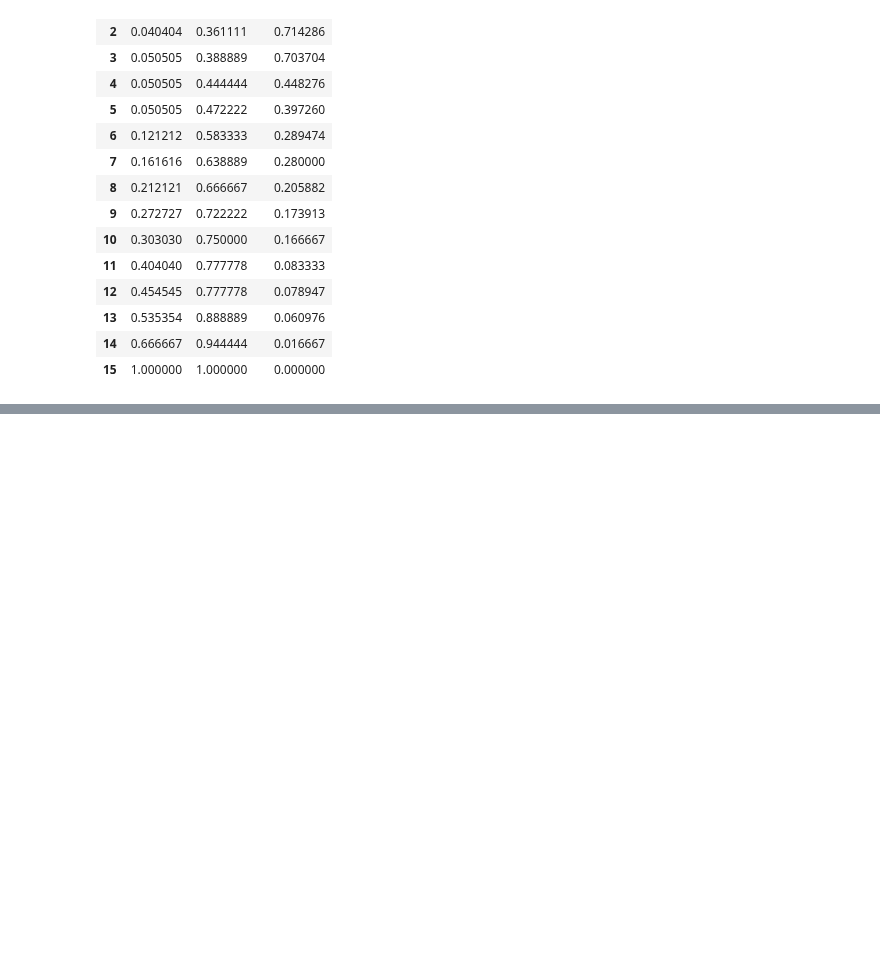
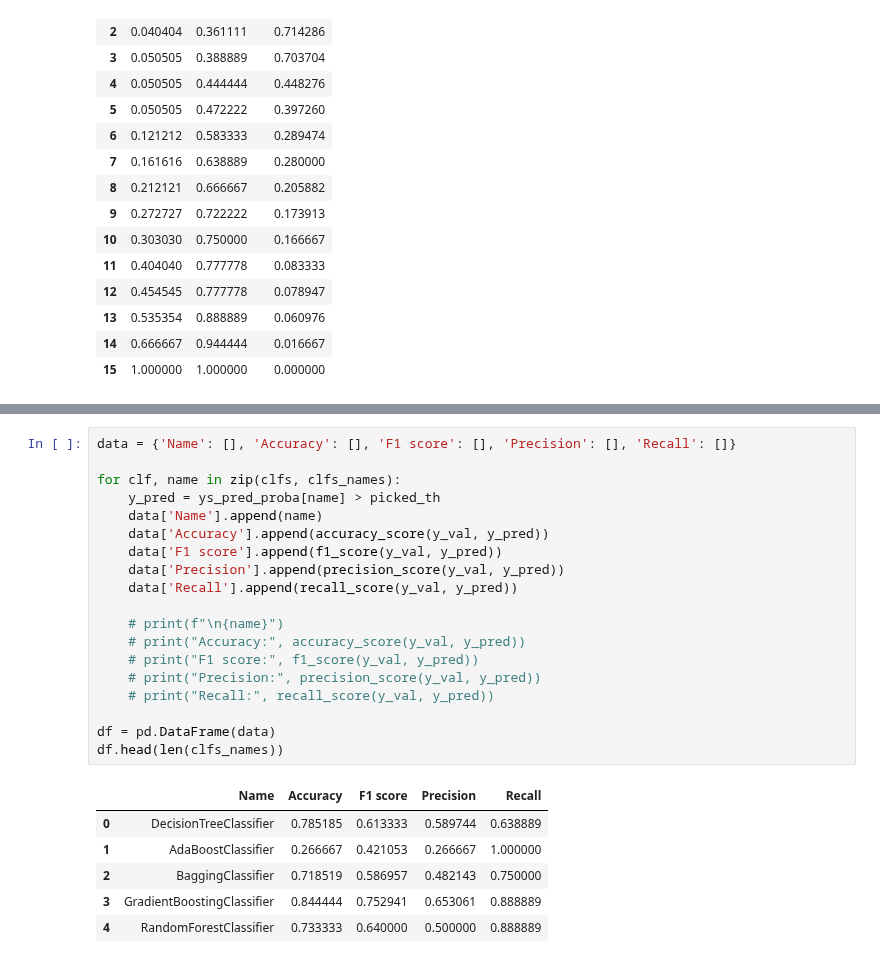
Before and after one commit to marek-lechowicz/radiomika_pd, a Jupyter notebook: tree_classifier.ipynb, the cells around one changed output, grey strips where cells are left out. Saved outputs shown, nothing was run; the diff lists cells and outputs as text; blank space fills up the shorter version.

```diff
--- a/tree_classifier.ipynb
+++ b/tree_classifier.ipynb
@@ -135,0 +204,26 @@ disp.plot()
+# %%
+data = {'Name': [], 'Accuracy': [], 'F1 score': [], 'Precision': [], 'Recall': []}
+
+for clf, name in zip(clfs, clfs_names):
+    y_pred = ys_pred_proba[name] > picked_th
+    data['Name'].append(name)
+    data['Accuracy'].append(accuracy_score(y_val, y_pred))
+    data['F1 score'].append(f1_score(y_val, y_pred))
+    data['Precision'].append(precision_score(y_val, y_pred))
+    data['Recall'].append(recall_score(y_val, y_pred))
+
+    # print(f"\n{name}")
+    # print("Accuracy:", accuracy_score(y_val, y_pred))
+    # print("F1 score:", f1_score(y_val, y_pred))
+    # print("Precision:", precision_score(y_val, y_pred))
+    # print("Recall:", recall_score(y_val, y_pred))
+
+df = pd.DataFrame(data)
+df.head(len(clfs_names))
+# %% [output]
+|  | Name | Accuracy | F1 score | Precision | Recall |
+| 0 | DecisionTreeClassifier | 0.785185 | 0.613333 | 0.589744 | 0.638889 |
+| 1 | AdaBoostClassifier | 0.266667 | 0.421053 | 0.266667 | 1.000000 |
+| 2 | BaggingClassifier | 0.718519 | 0.586957 | 0.482143 | 0.750000 |
+| 3 | GradientBoostingClassifier | 0.844444 | 0.752941 | 0.653061 | 0.888889 |
+| 4 | RandomForestClassifier | 0.733333 | 0.640000 | 0.500000 | 0.888889 |
```
Also changed, not shown: parts of 9 cells of this notebook.
